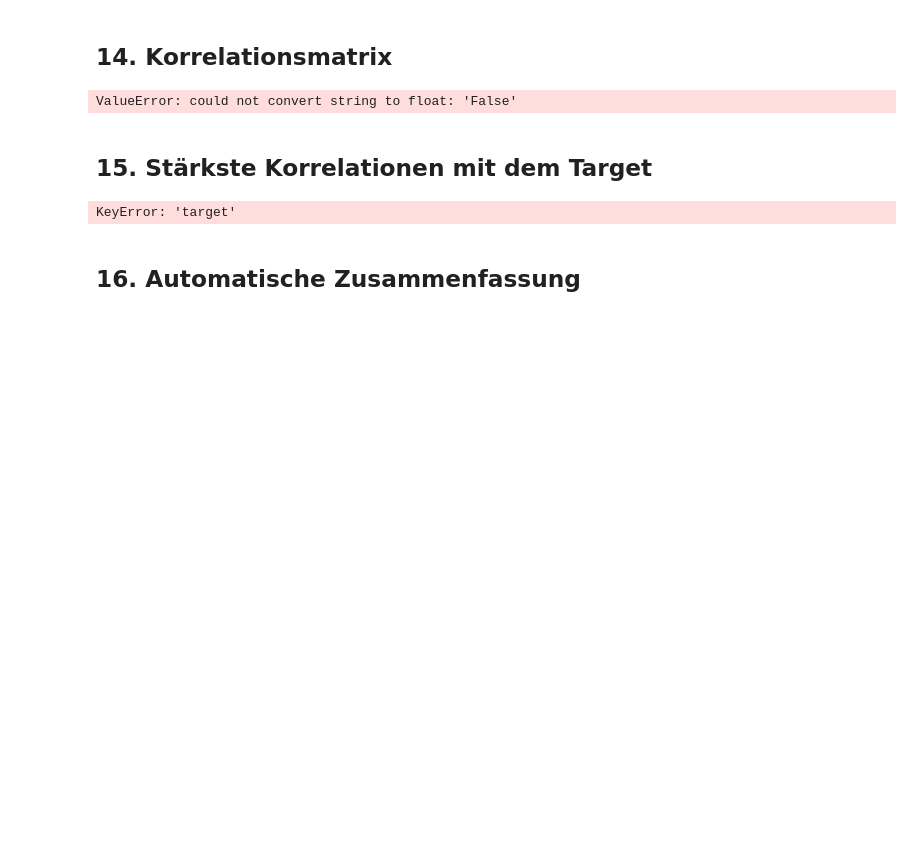
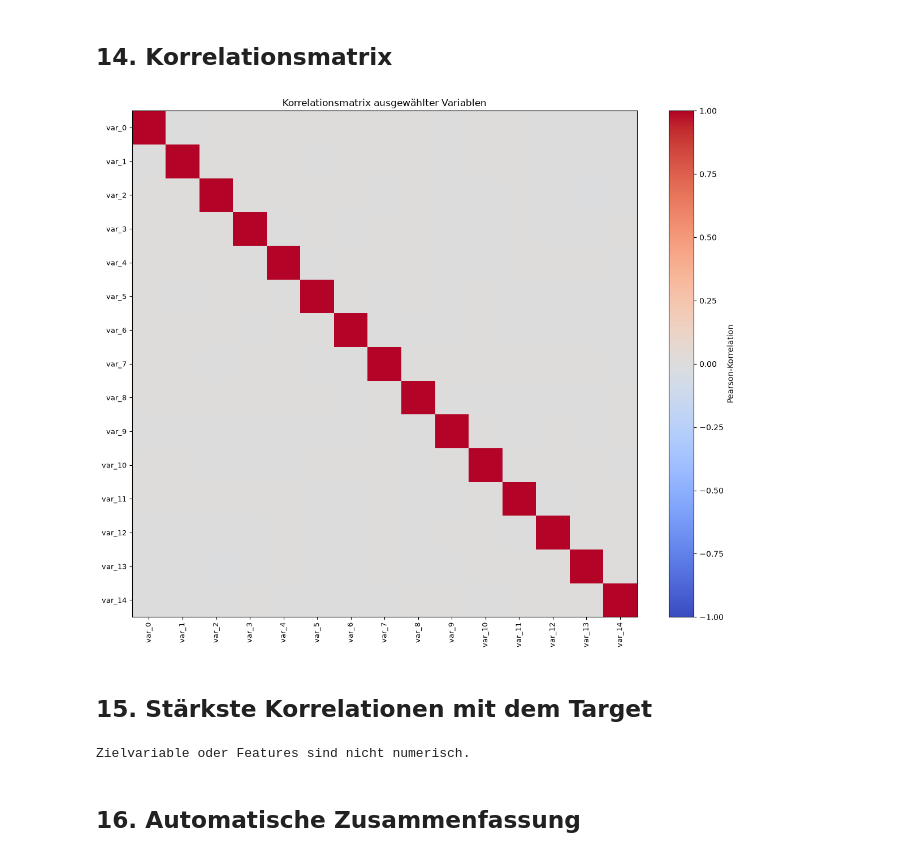
Before and after one commit to Cypshu/ADA_Project, a Jupyter notebook: Ang/Santander_EDA_Offline_Final.ipynb, the cells around one changed output. Drawn from its saved outputs; the diff is of its cells as text; code cells hidden in the pictures; blank space fills up the shorter version.

```diff
--- a/Ang/Santander_EDA_Offline_Final.ipynb
+++ b/Ang/Santander_EDA_Offline_Final.ipynb
@@ -454,51 +454,63 @@ if TARGET_COLUMN and feature_columns:
 # %%
 corr_features = feature_columns[:15]
 
 if TARGET_COLUMN:
     corr_features = corr_features + [TARGET_COLUMN]
 
 if len(corr_features) >= 2:
-    corr = df[corr_features].corr()
+    # Nur numerische Spalten verwenden
+    numeric_cols = df[corr_features].select_dtypes(include=["number"]).columns.tolist()
 
-    fig, ax = plt.subplots(figsize=(12, 10))
-    image = ax.imshow(corr, vmin=-1, vmax=1, aspect="auto")
+    if len(numeric_cols) >= 2:
+        corr = df[numeric_cols].corr()
 
-    ax.set_xticks(range(len(corr.columns)))
-    ax.set_yticks(range(len(corr.index)))
-    ax.set_xticklabels(corr.columns, rotation=90)
-    ax.set_yticklabels(corr.index)
+        fig, ax = plt.subplots(figsize=(12, 10))
+        image = ax.imshow(corr, vmin=-1, vmax=1, aspect="auto", cmap="coolwarm")
 
-    plt.colorbar(image, ax=ax, label="Pearson-Korrelation")
-    plt.title("Korrelationsmatrix ausgewählter Variablen")
-    plt.tight_layout()
-    plt.show()
+        ax.set_xticks(range(len(corr.columns)))
+        ax.set_yticks(range(len(corr.index)))
+        ax.set_xticklabels(corr.columns, rotation=90, fontsize=9)
+        ax.set_yticklabels(corr.index, fontsize=9)
+
+        plt.colorbar(image, ax=ax, label="Pearson-Korrelation")
+        plt.title("Korrelationsmatrix ausgewählter Variablen")
+        plt.tight_layout()
+        plt.show()
 # %% [output]
-ValueError: could not convert string to float: 'False'
+[figure, added]
 # %% [markdown]
 ## 15. Stärkste Korrelationen mit dem Target
 # %%
 if TARGET_COLUMN and feature_columns:
-    target_corr = (
-        df[feature_columns + [TARGET_COLUMN]]
-        .corr(numeric_only=True)[TARGET_COLUMN]
-        .drop(TARGET_COLUMN)
-        .sort_values(key=np.abs, ascending=False)
-    )
+    # Nur numerische Features mit numerischem Target verwenden
+    try:
+        numeric_features = [c for c in feature_columns if df[c].dtype in ["int64", "float64", "float32"]]
+        if numeric_features and df[TARGET_COLUMN].dtype in ["int64", "float64", "float32"]:
+            target_corr = (
+                df[numeric_features + [TARGET_COLUMN]]
+                .corr(numeric_only=True)[TARGET_COLUMN]
+                .drop(TARGET_COLUMN)
+                .sort_values(key=np.abs, ascending=False)
+            )
 
-    display(target_corr.head(20).rename("Korrelation_mit_Target"))
+            display(target_corr.head(20).rename("Korrelation_mit_Target"))
 
-    target_corr.head(20).sort_values().plot(
-        kind="barh",
-        figsize=(9, 7),
-        edgecolor="black"
-    )
-    plt.title("Top-20-Features nach absoluter Target-Korrelation")
-    plt.xlabel("Pearson-Korrelation")
-    plt.ylabel("Feature")
-    plt.tight_layout()
-    plt.show()
+            target_corr.head(20).sort_values().plot(
+                kind="barh",
+                figsize=(9, 7),
+                edgecolor="black"
+            )
+            plt.title("Top-20-Features nach absoluter Target-Korrelation")
+            plt.xlabel("Pearson-Korrelation")
+            plt.ylabel("Feature")
+            plt.tight_layout()
+            plt.show()
+        else:
+            print("Zielvariable oder Features sind nicht numerisch.")
+    except Exception as e:
+        print(f"Fehler bei Korrelationsberechnung: {e}")
 # %% [output]
-KeyError: 'target'
+Zielvariable oder Features sind nicht numerisch.
 # %% [markdown]
 ## 16. Automatische Zusammenfassung
 # %%
```
Also changed, not shown: parts of 9 cells of this notebook, 1 other file.
